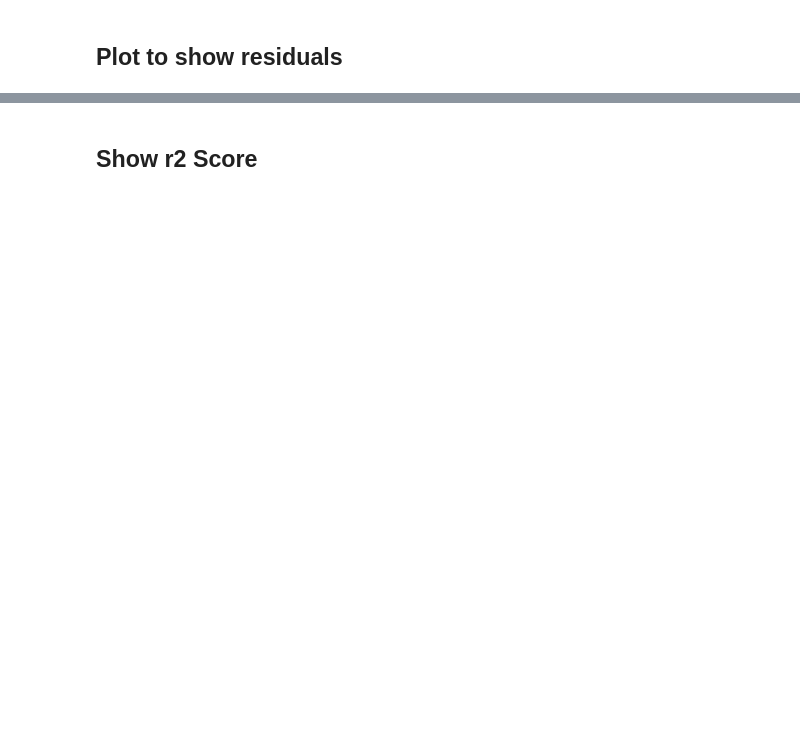
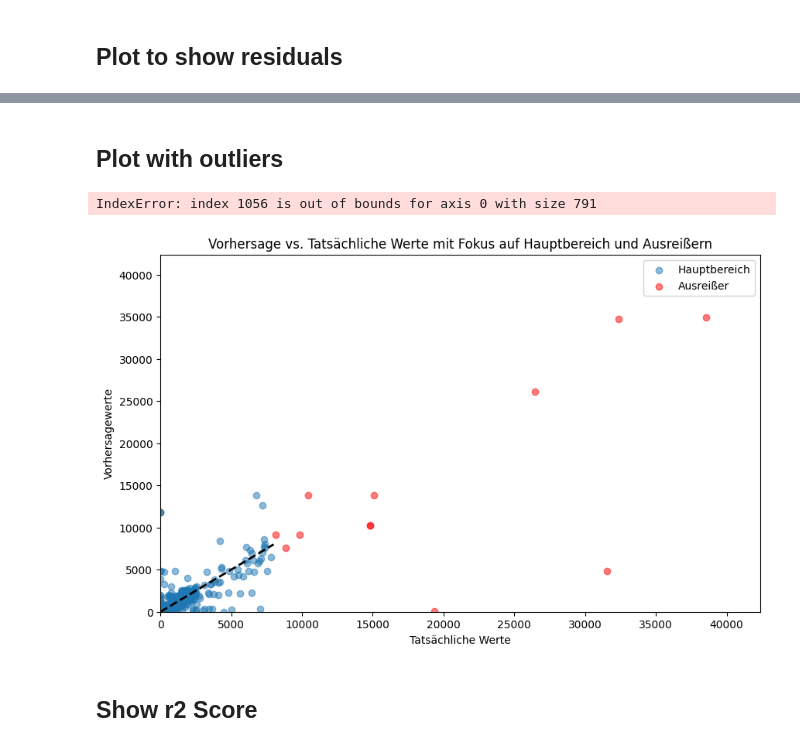
Before and after one commit to SimonUlu/performance-prediction, a Jupyter notebook: src/app/predictor/main.ipynb, the cells around one changed output, grey strips where cells are left out. Drawn from its saved outputs; the diff is of its cells as text; code cells hidden in the pictures; blank space fills up the shorter version.

```diff
--- a/src/app/predictor/main.ipynb
+++ b/src/app/predictor/main.ipynb
@@ -110,3 +121,39 @@ plt.show()
+# %% [markdown]
+## Plot with outliers
+# %%
+plt.figure(figsize=(10, 6))
+
+# Definieren des Hauptbereichs für die Darstellung
+hauptbereich_max = 8000
+
+# Erstellen eines Scatter-Plots für Werte innerhalb des Hauptbereichs
+im_hauptbereich = y_test <= hauptbereich_max
+plt.scatter(y_test[im_hauptbereich], y_pred[im_hauptbereich], alpha=0.5, label='Hauptbereich')
+
+# Hervorheben von Ausreißern mit anderer Farbe oder Marker
+ausreisser = y_test > hauptbereich_max
+plt.scatter(y_test[ausreisser], y_pred[ausreisser], color='red', alpha=0.5, label='Ausreißer')
+
+# Anpassen der y-Achse des Plots, um den Fokus auf den Hauptbereich zu setzen, aber auch Ausreißer anzeigen
+plt.ylim(0, max(max(y_test), max(y_pred), hauptbereich_max) * 1.1)
+
+# Anpassen der x-Achse, um den Fokus auf den Hauptbereich zu setzen, aber auch Ausreißer anzeigen
+plt.xlim(0, max(max(y_test), max(y_pred), hauptbereich_max) * 1.1)
+
+plt.title('Vorhersage vs. Tatsächliche Werte mit Fokus auf Hauptbereich und Ausreißern')
+plt.xlabel('Tatsächliche Werte')
+plt.ylabel('Vorhersagewerte')
+plt.plot([0, hauptbereich_max], [0, hauptbereich_max], 'k--', lw=2)  # Diagonale Linie im Hauptbereich
+plt.legend()
+
+# Ausreißer außerhalb des Plots hervorheben oder kennzeichnen
+for i in y_test[ausreisser].index:
+    plt.annotate(f'Ausreißer', (y_test[i], y_pred[i]), textcoords="offset points", xytext=(0,10), ha='center')
+
+plt.show()
+# %% [output]
+IndexError: index 1056 is out of bounds for axis 0 with size 791
+[figure, added]
 # %% [markdown]
 ## Show r2 Score
 # %%
```
Also changed, not shown: parts of 10 cells of this notebook, 28 other files.
